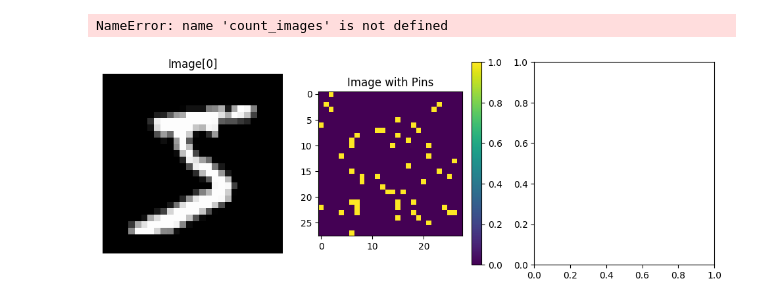
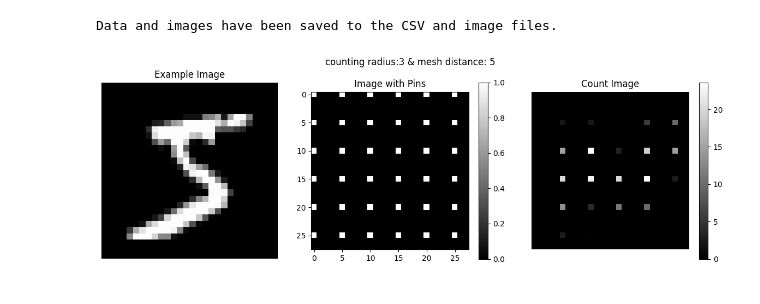
Before and after one commit to neu-spiral/Neural-Point-Processes, a Jupyter notebook: PinMNIST.ipynb, the cells around one changed output. Drawn from its saved outputs; the diff is of its cells as text; code cells hidden in the pictures.

Commit message:
mesh MNIST

```diff
--- a/PinMNIST.ipynb
+++ b/PinMNIST.ipynb
@@ -213,6 +15,8 @@ def PinMNIST(n, n_pin_max, r, fixed_pins=True, mesh=False, d=1):
     n_pin_max (int): Maximum number of pins to generate for each sample.
     r (int): Radius for counting adjacent ones around each pin.
     fixed_pins (bool): If True, generates a fixed number of pins (n_pin_max) for all samples. If False, generates a random number of pins for each sample.
+    mesh (bool): If True, generates pins on a mesh grid based on the 'd' parameter.
+    d (int): Spacing between pins when 'mesh' is True.
 
     Returns:
     images (list): List of binary images.
@@ -236,7 +40,6 @@ def PinMNIST(n, n_pin_max, r, fixed_pins=True, mesh=False, d=1):
 
         # Determine the number of pins to generate
         if mesh:
-
             pin_locations = gen_mesh_pins(mnist_image, d)
         else:
             if fixed_pins:
@@ -254,12 +57,3 @@ def PinMNIST(n, n_pin_max, r, fixed_pins=True, mesh=False, d=1):
         labels.append(label)
 
     return images, pins, labels
-
-n=100
-n_pin_max = 50
-fixed_pins = True
-mesh = True
-d = 5
-r = 3
-
-images, pins, labels = PinMNIST(n, n_pin_max, r, mesh=mesh, d=d)
@@ -364,27 +69,35 @@ pins[0]
+# %%
+output_directory = f'./data/MNIST_{n}images_mesh{mesh, d}_{n_pin_max}pins_fixedpins{fixed_pins}_radius{r}/'
+os.makedirs(output_directory, exist_ok=True)
+save_data(images, pins, labels, output_directory)
+# %% [output]
+Data and images have been saved to the CSV and image files.
 # %%
+example_image, example_pin, example_label = images[0], pins[0], labels[0]
 
 # Create a subplot with three columns
 fig, axes = plt.subplots(1, 3, figsize=(12, 4))
 
-# Display the original binary image (image[0]) in the first column
-axes[0].imshow(images[0], cmap='gray')
-axes[0].set_title("Image[0]")
+# Display the original binary image (example_image) in the first column
+axes[0].imshow(example_image, cmap='gray')
+axes[0].set_title("Example Image")
 axes[0].axis('off')
 
-# # Display the image with pins and color mapping in the second column
-axes[1].imshow(visualize_pins(images[0], pins[0]), cmap='viridis')
+# Display the image with pins and color mapping in the second column
+pins_image = visualize_pins(example_image, example_pin)
+axes[1].imshow(pins_image, cmap='gray')
 cbar1 = plt.colorbar(axes[1].images[0], ax=axes[1])  # Add colorbar to axes[1]
 axes[1].set_title("Image with Pins")
 
-# Display the count image (count_images[0]) in the third column
-im = axes[2].imshow(count_images[0], cmap='viridis')
+# Display the count image (count_image) in the third column
+count_image = plot_label_pin(example_image, example_pin, example_label)
+im = axes[2].imshow(count_image, cmap='gray')
 cbar2 = plt.colorbar(im, ax=axes[2])  # Add colorbar to axes[2]
 axes[2].set_title("Count Image")
 axes[2].axis('off')
 
-plt.suptitle("The counting radius is 3")
+plt.suptitle(f"counting radius:{r} & mesh distance: {d}")
 plt.tight_layout()
 plt.show()
 # %% [output]
-NameError: name 'count_images' is not defined
-[figure, old version]
+[figure, new version]
```
Also changed, not shown: parts of 10 cells of this notebook.
